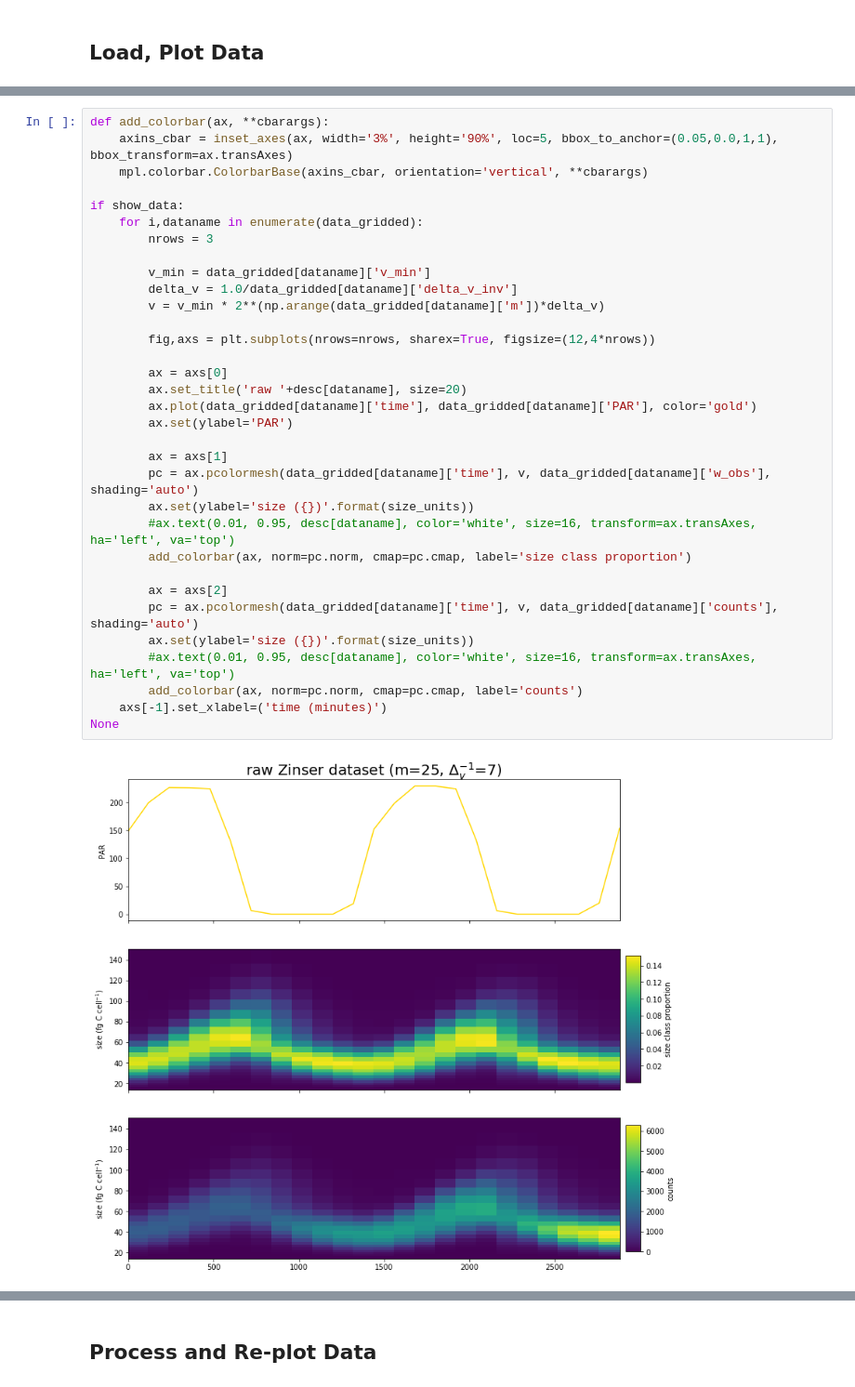
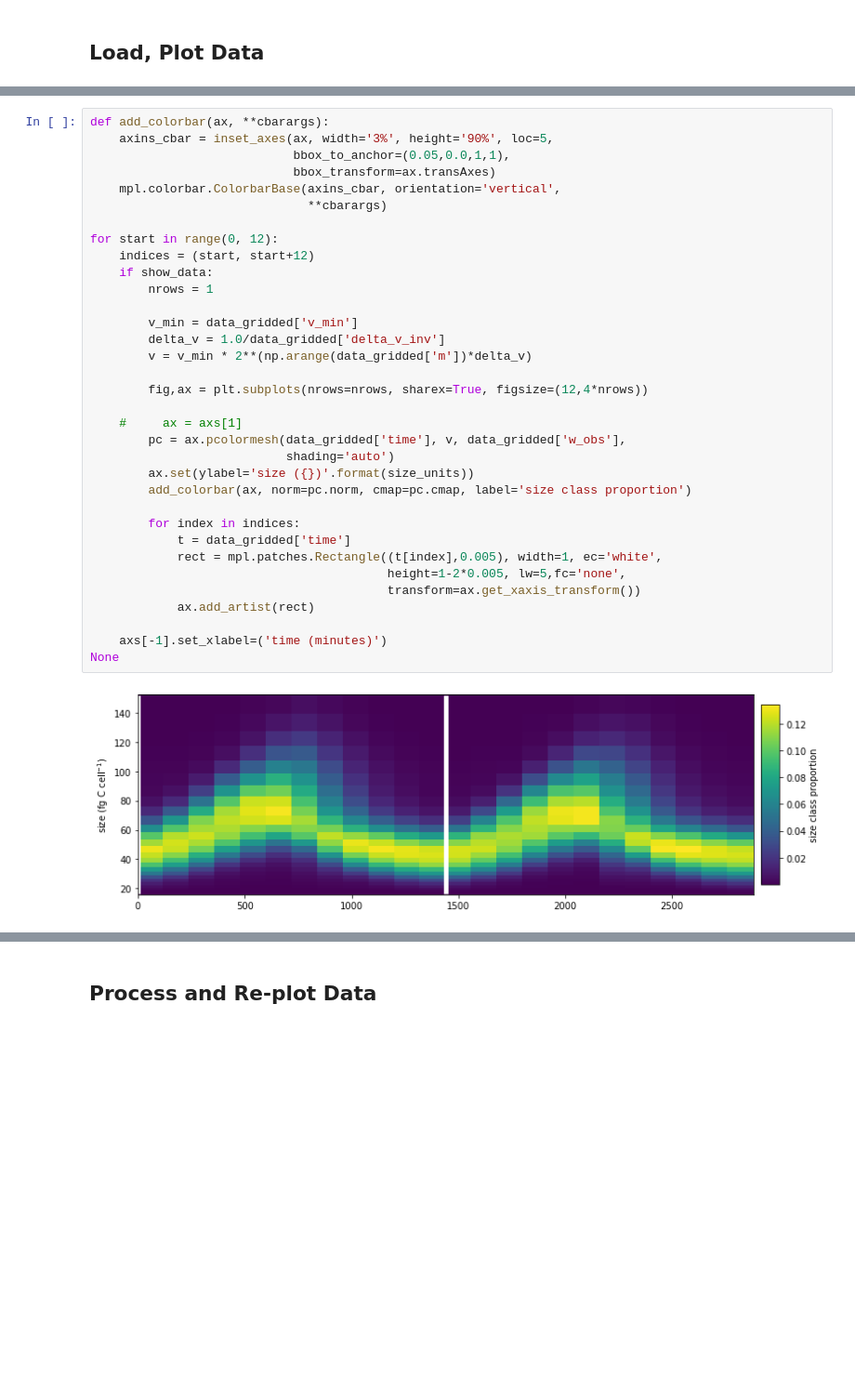
Before and after one commit to CBIOMES/bayesian-matrix-population-model, a Jupyter notebook: notebooks/fit_models.ipynb, the cells around one changed output, grey strips where cells are left out. Shown: that part at 93% size. Saved outputs shown, nothing was run; the diff lists cells and outputs as text; blank space fills up the shorter version.

```diff
--- a/notebooks/fit_models.ipynb
+++ b/notebooks/fit_models.ipynb
@@ -83,35 +83,36 @@ for dataname in datafiles:
 # %%
 def add_colorbar(ax, **cbarargs):
-    axins_cbar = inset_axes(ax, width='3%', height='90%', loc=5, bbox_to_anchor=(0.05,0.0,1,1), bbox_transform=ax.transAxes)
-    mpl.colorbar.ColorbarBase(axins_cbar, orientation='vertical', **cbarargs)
+    axins_cbar = inset_axes(ax, width='3%', height='90%', loc=5,
+                            bbox_to_anchor=(0.05,0.0,1,1),
+                            bbox_transform=ax.transAxes)
+    mpl.colorbar.ColorbarBase(axins_cbar, orientation='vertical',
+                              **cbarargs)
 
-if show_data:
-    for i,dataname in enumerate(data_gridded):
-        nrows = 3
+for start in range(0, 12):
+    indices = (start, start+12)
+    if show_data:
+        nrows = 1
 
-        v_min = data_gridded[dataname]['v_min']
-        delta_v = 1.0/data_gridded[dataname]['delta_v_inv']
-        v = v_min * 2**(np.arange(data_gridded[dataname]['m'])*delta_v)
+        v_min = data_gridded['v_min']
+        delta_v = 1.0/data_gridded['delta_v_inv']
+        v = v_min * 2**(np.arange(data_gridded['m'])*delta_v)
 
-        fig,axs = plt.subplots(nrows=nrows, sharex=True, figsize=(12,4*nrows))
+        fig,ax = plt.subplots(nrows=nrows, sharex=True, figsize=(12,4*nrows))
 
-        ax = axs[0]
-        ax.set_title('raw '+desc[dataname], size=20)
-        ax.plot(data_gridded[dataname]['time'], data_gridded[dataname]['PAR'], color='gold')
-        ax.set(ylabel='PAR')
-
-        ax = axs[1]
-        pc = ax.pcolormesh(data_gridded[dataname]['time'], v, data_gridded[dataname]['w_obs'], shading='auto')
+    #     ax = axs[1]
+        pc = ax.pcolormesh(data_gridded['time'], v, data_gridded['w_obs'],
+                           shading='auto')
         ax.set(ylabel='size ({})'.format(size_units))
-        #ax.text(0.01, 0.95, desc[dataname], color='white', size=16, transform=ax.transAxes, ha='left', va='top')
         add_colorbar(ax, norm=pc.norm, cmap=pc.cmap, label='size class proportion')
 
-        ax = axs[2]
-        pc = ax.pcolormesh(data_gridded[dataname]['time'], v, data_gridded[dataname]['counts'], shading='auto')
-        ax.set(ylabel='size ({})'.format(size_units))
-        #ax.text(0.01, 0.95, desc[dataname], color='white', size=16, transform=ax.transAxes, ha='left', va='top')
-        add_colorbar(ax, norm=pc.norm, cmap=pc.cmap, label='counts')
+        for index in indices:
+            t = data_gridded['time']
+            rect = mpl.patches.Rectangle((t[index],0.005), width=1, ec='white',
+                                         height=1-2*0.005, lw=5,fc='none',
+                                         transform=ax.get_xaxis_transform())
+            ax.add_artist(rect)
+
     axs[-1].set_xlabel=('time (minutes)')
 None
 # %% [output]
-[figure, old version]
+[figure, new version]
```
Also changed, not shown: parts of 9 cells of this notebook, 12 other files.
